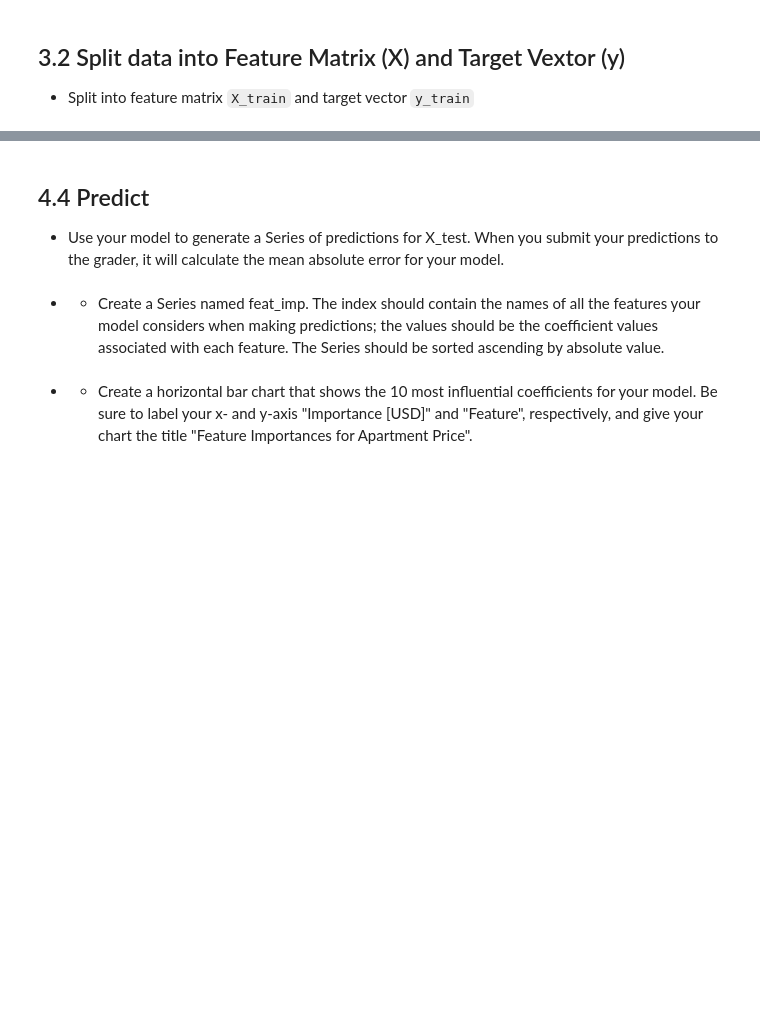
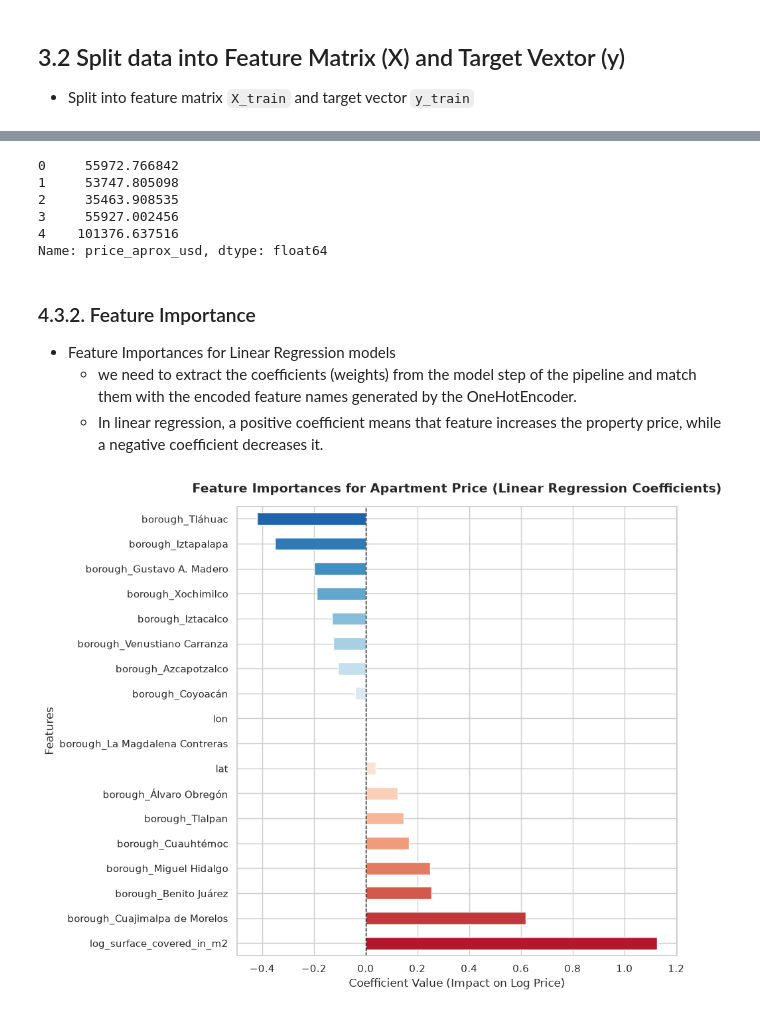
Before and after one commit to DominicNyabuto/Data-Science-Machine-Learning-Projects-, a Jupyter notebook: Project-1/notebook.ipynb, the cells around one changed output, grey strips where cells are left out. Drawn from its saved outputs; the diff is of its cells as text; code cells hidden in the pictures; blank space fills up the shorter version.

```diff
--- a/Project-1/notebook.ipynb
+++ b/Project-1/notebook.ipynb
@@ -902,9 +936,18 @@ print("Baseline MAE:", baseline_mae)
 # %%
-# Build Model
+# Build the pipeline
 model = make_pipeline(
-        OneHotEncoder(use_cat_names=True),
-        SimpleImputer(),
-        LinearRegression()
+    OneHotEncoder(use_cat_names=True),
+    SimpleImputer(strategy="mean"),      # Automatically handles missing values in X_test
+    LinearRegression()
 )
-# Fit model
+
+# Fit the model to the training data
 model.fit(X_train, y_train)
+
+# Quick check: How well did it fit the training data itself?
+train_log_preds = model.predict(X_train)
+train_preds_usd = np.exp(train_log_preds)
+train_mae = mean_absolute_error(df1['price_aprox_usd'], train_preds_usd)
+
+print(f"Training MAE: ${train_mae:,.2f}")
+print(f"Is training MAE better than baseline? {train_mae < baseline_mae}")
@@ -915,10 +989,19 @@ model.fit(X_train, y_train)
 # %%
+# Convert to a standard Pandas series for easy submission
+predicted_series = pd.Series(predictions_usd, name="price_aprox_usd")
 
-
-X_test = pd.read_csv("data/mexico-city-test-features.csv")
-print(X_test.info())
-X_test.head()
+# Check the properties to make sure it looks pristine
+print(predicted_series.head())
+# %% [output]
+0     55972.766842
+1     53747.805098
+2     35463.908535
+3     55927.002456
+4    101376.637516
+Name: price_aprox_usd, dtype: float64
 # %% [markdown]
-## 4.4 Predict
+### 4.3.2. Feature Importance
 
-- Use your model to generate a Series of predictions for X_test. When you submit your predictions to the grader, it will calculate the mean absolute error for your model.
+- Feature Importances for Linear Regression models
+    - we need to extract the coefficients (weights) from the model step of the pipeline and match them with the encoded feature names generated by the OneHotEncoder.
+    - In linear regression, a positive coefficient means that feature increases the property price, while a negative coefficient decreases it.
@@ -930,11 +1008,30 @@ y_test_pred.head()
-# %% [markdown]
--
-    - Create a Series named feat_imp. The index should contain the names of all the features your model considers when making predictions; the values should be the coefficient values associated with each feature. The Series should be sorted ascending by absolute value.
 # %%
-coefficients = model.named_steps["linearregression"].coef_
-features = model.named_steps["onehotencoder"].get_feature_names()
-feat_imp = pd.Series(coefficients, index = features)
-feat_imp
+# 1. Extract the feature names after they passed through the OneHotEncoder step
+encoder_step = model.named_steps['onehotencoder']
+encoded_feature_names = encoder_step.get_feature_names_out()
+
+# 2. Extract the coefficients from the Linear Regression step
+coefficients = model.named_steps['linearregression'].coef_
+
+# 3. Combine names and coefficients into a Pandas Series for easy sorting
+feat_importances = pd.Series(coefficients, index=encoded_feature_names)
+
+# 4. Sort from largest effect to smallest effect
+feat_importances = feat_importances.sort_values(ascending=False)
+
+# 5. Build the horizontal bar plot
+plt.figure(figsize=(10, 8))
+# Map values to a continuous red-to-blue gradient
+colors = plt.cm.RdBu(np.linspace(0.1, 0.9, len(feat_importances)))
+feat_importances.plot(kind='barh', color=colors)
+
+# 6. Customize and label the plot
+plt.title('Feature Importances for Apartment Price (Linear Regression Coefficients)', fontsize=14, fontweight='bold', pad=15)
+plt.xlabel('Coefficient Value (Impact on Log Price)', fontsize=12)
+plt.ylabel('Features', fontsize=12)
+plt.axvline(x=0, color='black', linestyle='--', linewidth=1) # Adds a clean vertical center line
+
+plt.tight_layout()
+plt.show()
+# %% [output]
+[figure, added]
-# %% [markdown]
--
-    - Create a horizontal bar chart that shows the 10 most influential coefficients for your model. Be sure to label your x- and y-axis "Importance [USD]" and "Feature", respectively, and give your chart the title "Feature Importances for Apartment Price".
```
Also changed, not shown: parts of 21 cells of this notebook.
